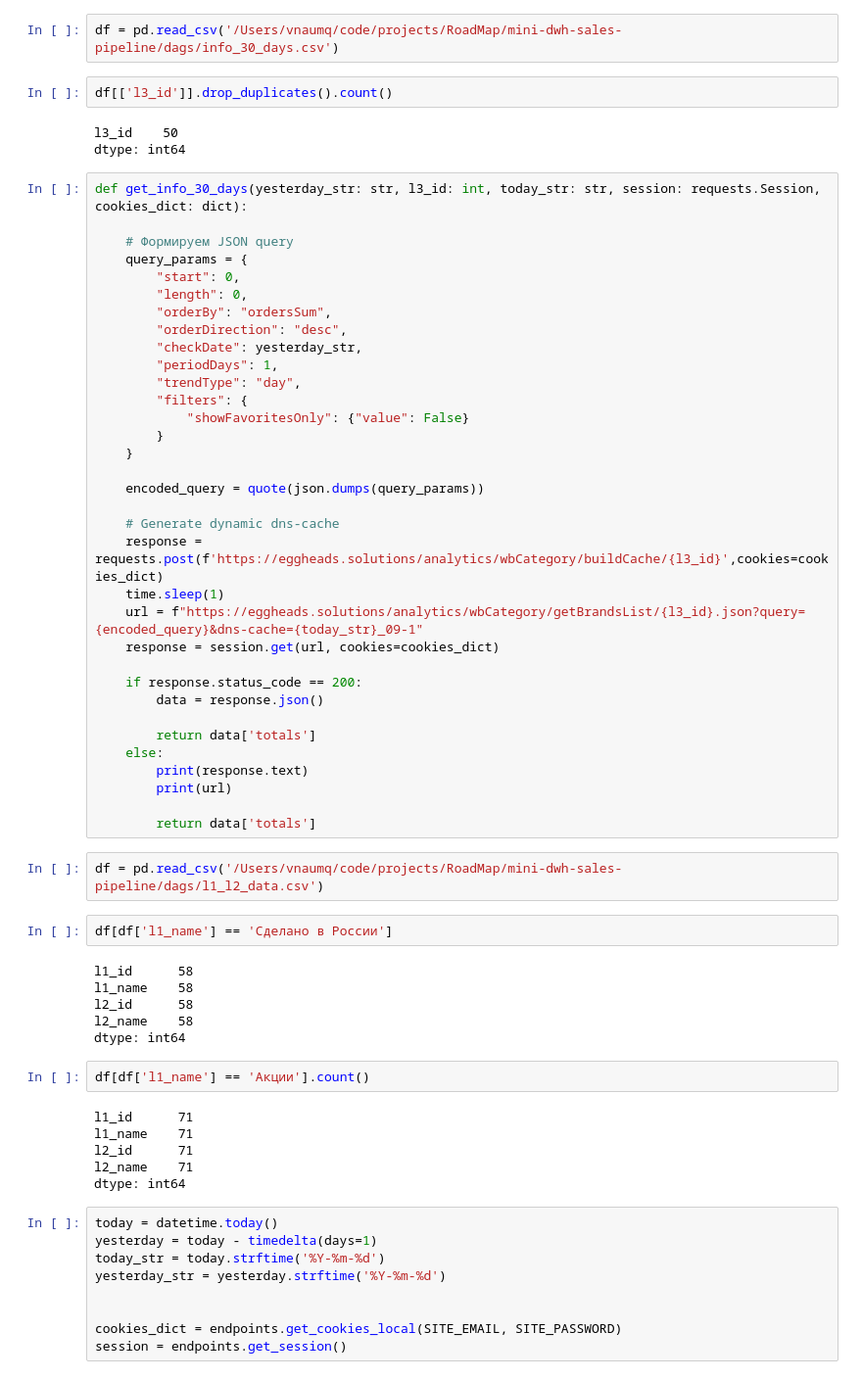
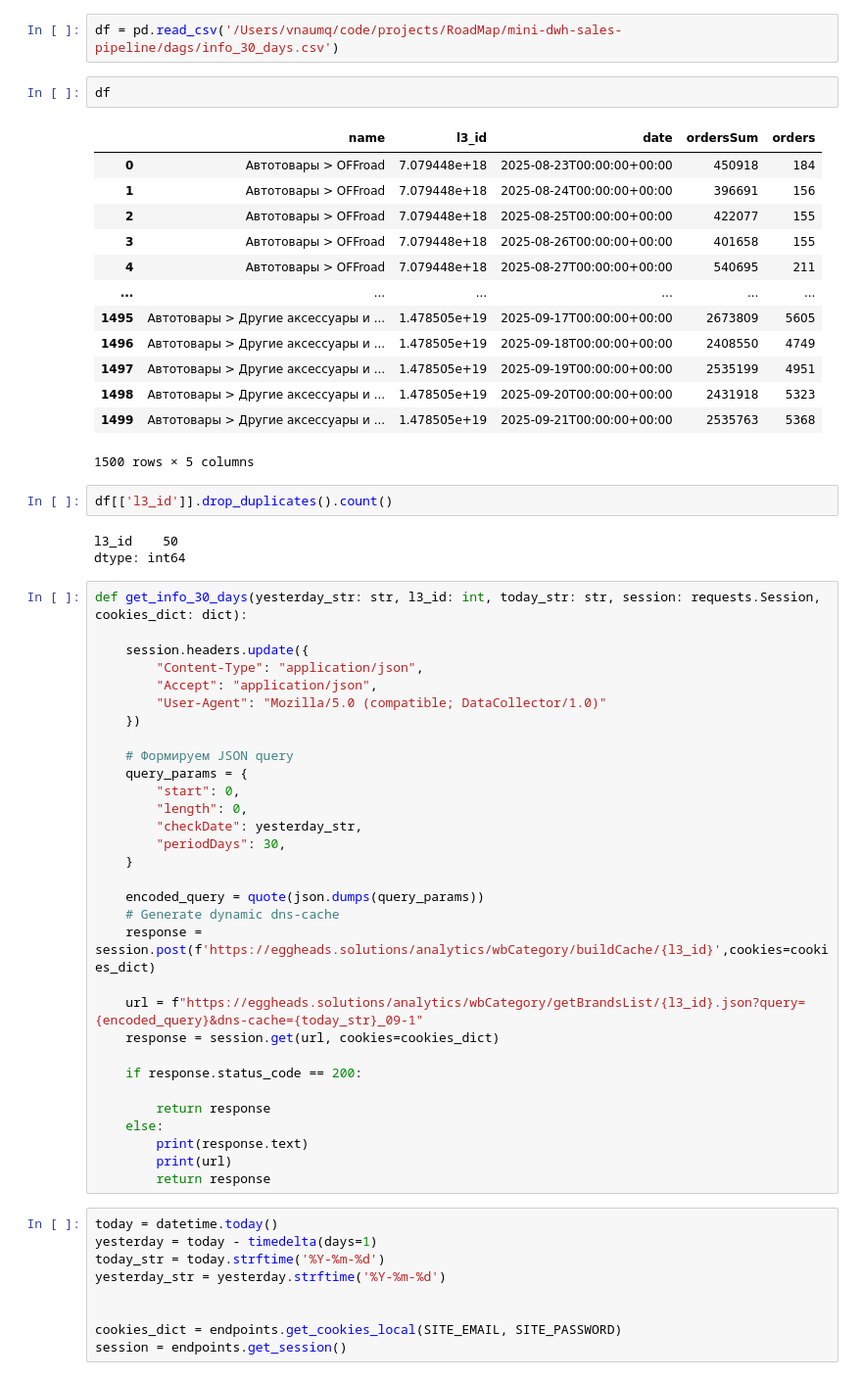
Before and after one commit to vnaumq/mini-dwh-sales-pipeline, a Jupyter notebook: dags/parsing.ipynb, the cells around one changed output. Shown at 98% size. Cells and saved outputs as stored; diff of their text form.

```diff
--- a/dags/parsing.ipynb
+++ b/dags/parsing.ipynb
@@ -19,6 +19,22 @@ SITE_EMAIL = os.getenv("SITE_EMAIL")
 SITE_PASSWORD = os.getenv("SITE_PASSWORD")
 # %%
 df = pd.read_csv('/Users/vnaumq/code/projects/RoadMap/mini-dwh-sales-pipeline/dags/info_30_days.csv')
+# %%
+df
+# %% [output]
+|  | name | l3_id | date | ordersSum | orders |
+| 0 | Автотовары > OFFroad | 7.079448e+18 | 2025-08-23T00:00:00+00:00 | 450918 | 184 |
+| 1 | Автотовары > OFFroad | 7.079448e+18 | 2025-08-24T00:00:00+00:00 | 396691 | 156 |
+| 2 | Автотовары > OFFroad | 7.079448e+18 | 2025-08-25T00:00:00+00:00 | 422077 | 155 |
+| 3 | Автотовары > OFFroad | 7.079448e+18 | 2025-08-26T00:00:00+00:00 | 401658 | 155 |
+| 4 | Автотовары > OFFroad | 7.079448e+18 | 2025-08-27T00:00:00+00:00 | 540695 | 211 |
+| ... | ... | ... | ... | ... | ... |
+| 1495 | Автотовары > Другие аксессуары и ... | 1.478505e+19 | 2025-09-17T00:00:00+00:00 | 2673809 | 5605 |
+| 1496 | Автотовары > Другие аксессуары и ... | 1.478505e+19 | 2025-09-18T00:00:00+00:00 | 2408550 | 4749 |
+| 1497 | Автотовары > Другие аксессуары и ... | 1.478505e+19 | 2025-09-19T00:00:00+00:00 | 2535199 | 4951 |
+| 1498 | Автотовары > Другие аксессуары и ... | 1.478505e+19 | 2025-09-20T00:00:00+00:00 | 2431918 | 5323 |
+| 1499 | Автотовары > Другие аксессуары и ... | 1.478505e+19 | 2025-09-21T00:00:00+00:00 | 2535763 | 5368 |
+1500 rows × 5 columns
 # %%
 df[['l3_id']].drop_duplicates().count()
 # %% [output]
@@ -26,56 +42,35 @@ l3_id    50
 dtype: int64
 # %%
 def get_info_30_days(yesterday_str: str, l3_id: int, today_str: str, session: requests.Session, cookies_dict: dict):
+
+    session.headers.update({
+        "Content-Type": "application/json",
+        "Accept": "application/json",
+        "User-Agent": "Mozilla/5.0 (compatible; DataCollector/1.0)"
+    })
 
     # Формируем JSON query
     query_params = {
         "start": 0,
         "length": 0,
-        "orderBy": "ordersSum",
-        "orderDirection": "desc",
         "checkDate": yesterday_str,
-        "periodDays": 1,
-        "trendType": "day",
-        "filters": {
-            "showFavoritesOnly": {"value": False}
-        }
+        "periodDays": 30,
     }
 
     encoded_query = quote(json.dumps(query_params))
+    # Generate dynamic dns-cache
+    response = session.post(f'https://eggheads.solutions/analytics/wbCategory/buildCache/{l3_id}',cookies=cookies_dict)
 
-    # Generate dynamic dns-cache
-    response = requests.post(f'https://eggheads.solutions/analytics/wbCategory/buildCache/{l3_id}',cookies=cookies_dict)
-    time.sleep(1)
     url = f"https://eggheads.solutions/analytics/wbCategory/getBrandsList/{l3_id}.json?query={encoded_query}&dns-cache={today_str}_09-1"
     response = session.get(url, cookies=cookies_dict)
 
     if response.status_code == 200:
-        data = response.json()
 
-        return data['totals']
+        return response
     else:
         print(response.text)
         print(url)
-
-        return data['totals']
+        return response
-# %%
-df = pd.read_csv('/Users/vnaumq/code/projects/RoadMap/mini-dwh-sales-pipeline/dags/l1_l2_data.csv')
-# %%
-df[df['l1_name'] == 'Сделано в России']
-# %% [output]
-l1_id      58
-l1_name    58
-l2_id      58
-l2_name    58
-dtype: int64
-# %%
-df[df['l1_name'] == 'Акции'].count()
-# %% [output]
-l1_id      71
-l1_name    71
-l2_id      71
-l2_name    71
-dtype: int64
 # %%
 today = datetime.today()
 yesterday = today - timedelta(days=1)
```
Also changed, not shown: parts of 5 cells of this notebook, 13 other files.
